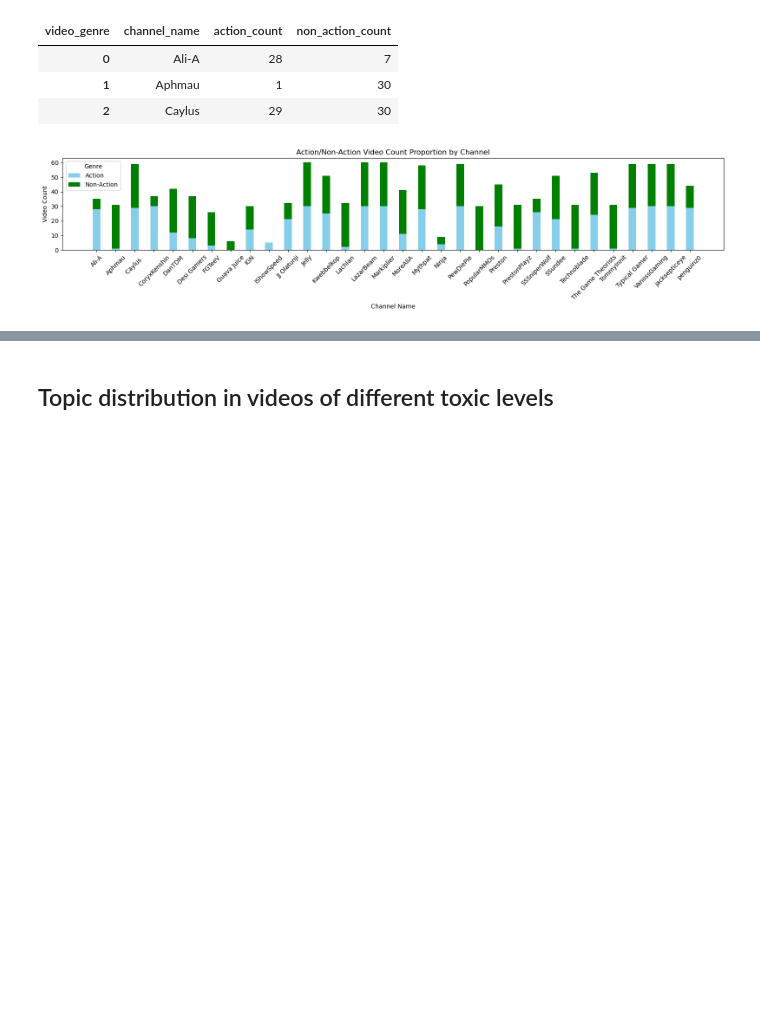
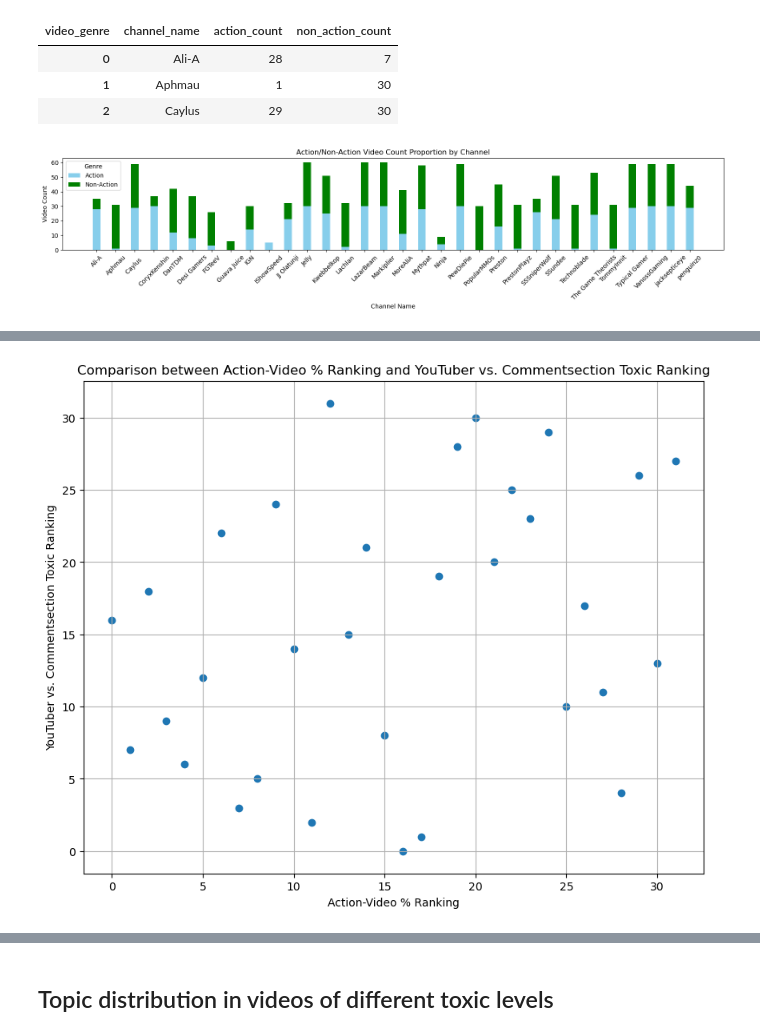
Before and after one commit to IMT-547-Team-1/YouTube-Toxic-Comments, a Jupyter notebook: Analysis/02-Analysis.ipynb, the cells around one changed output, grey strips where cells are left out. Cells and saved outputs as stored; diff of their text form; code cells hidden in the pictures; blank space fills up the shorter version.

```diff
--- a/Analysis/02-Analysis.ipynb
+++ b/Analysis/02-Analysis.ipynb
@@ -366,0 +353,8 @@ count_vid_by_channel_genre
+# %%
+vid_com_compby_channel = vid_com_compby_channel.sort_values(by = 'ratio', ascending = False).reset_index(drop = False)
+# %%
+vid_com_compby_channel = vid_com_compby_channel.reset_index(drop = False)
+# %%
+vid_com_compby_channel = vid_com_compby_channel.rename(columns = {'index' : 'YouTuber vs. Commentsection Toxic Ranking'})
+# %%
+ranks_compare = pd.merge(count_vid_by_channel_genre,vid_com_compby_channel, on = 'channel_name')
@@ -366,0 +370,10 @@ count_vid_by_channel_genre
+# %%
+plt.figure(figsize=(10, 8))
+plt.scatter(ranks_compare['Action-Video % Ranking'], ranks_compare['YouTuber vs. Commentsection Toxic Ranking'])
+plt.xlabel('Action-Video % Ranking')
+plt.ylabel('YouTuber vs. Commentsection Toxic Ranking')
+plt.title('Comparison between Action-Video % Ranking and YouTuber vs. Commentsection Toxic Ranking')
+plt.grid(True)
+plt.show()
+# %% [output]
+[figure, added]
```
Also changed, not shown: parts of 6 cells of this notebook, 4 other files.
